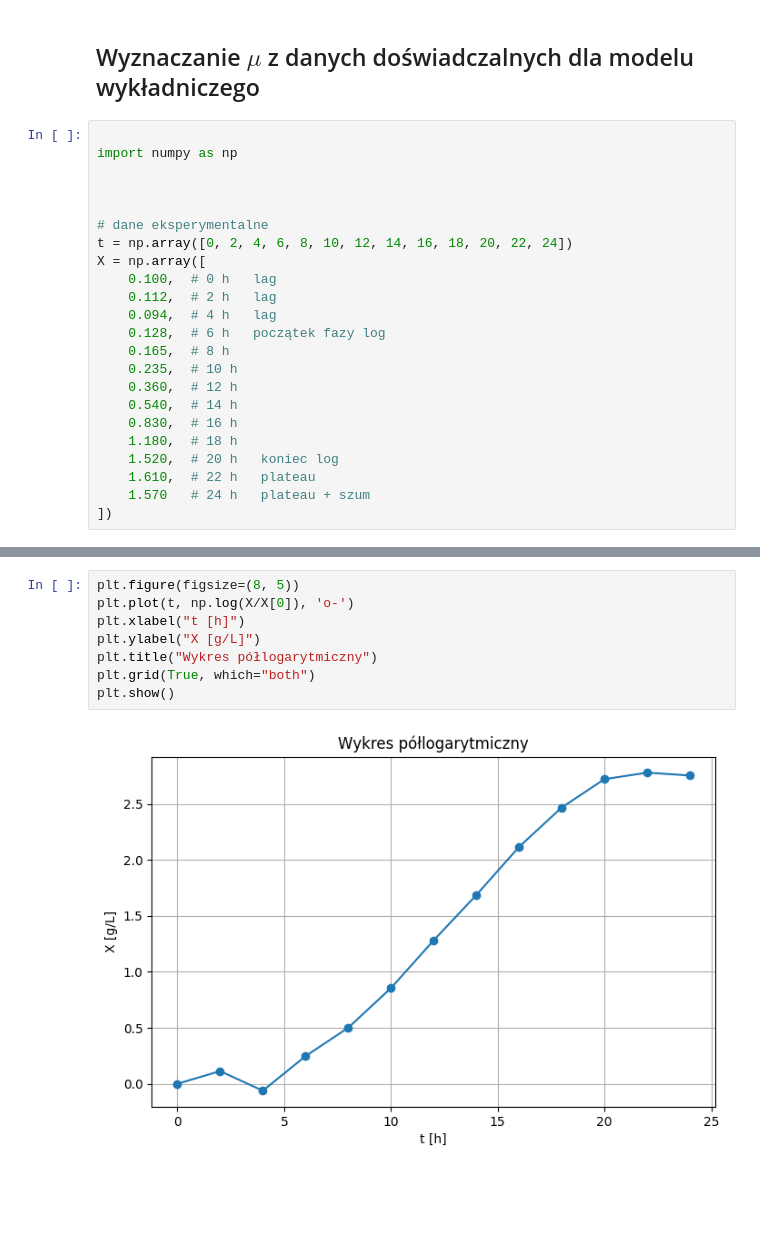
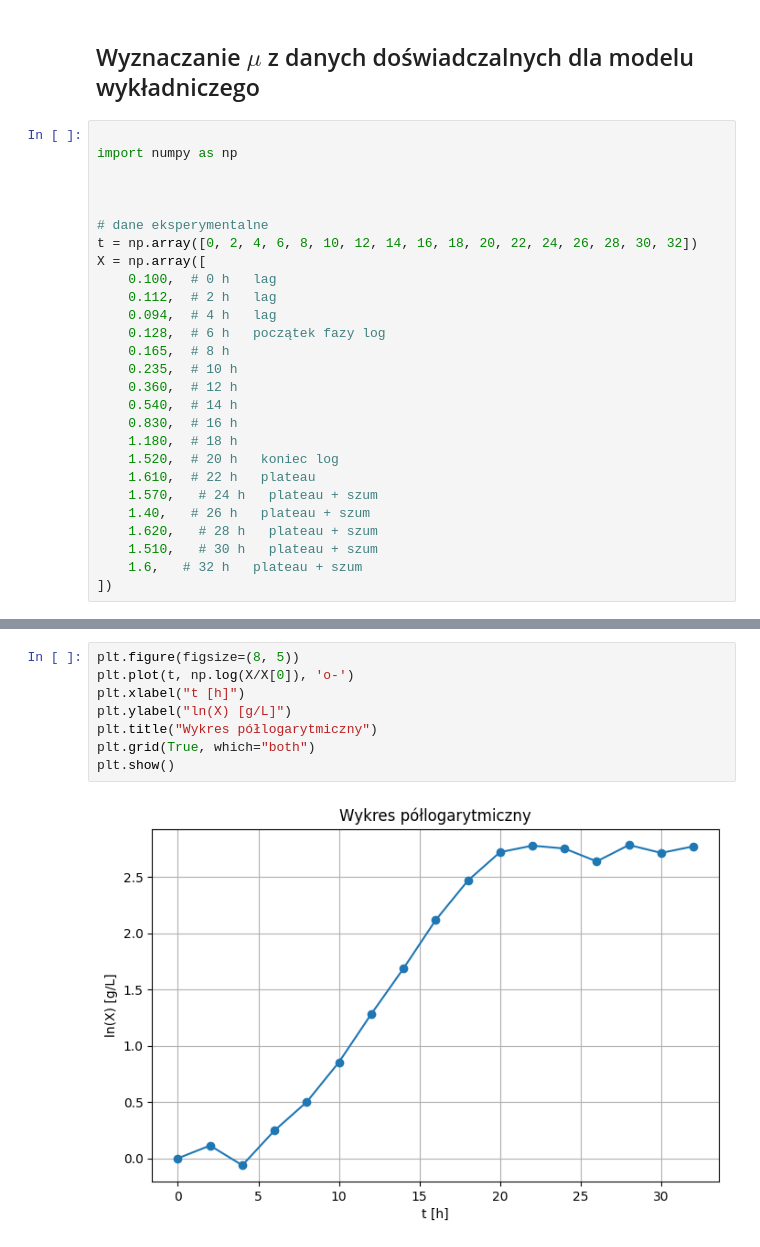
Before and after one commit to sbednarz/ModelowanieProcesowBiotechnologicznych2026, a Jupyter notebook: kinetyka_bioprocesów/02 modele wzrostu podstawy.ipynb, the cells around one changed output, grey strips where cells are left out. Saved outputs shown, nothing was run; the diff lists cells and outputs as text; blank space fills up the shorter version.

```diff
--- a/kinetyka_bioprocesów/02 modele wzrostu podstawy.ipynb
+++ b/kinetyka_bioprocesów/02 modele wzrostu podstawy.ipynb
@@ -573,7 +547,7 @@ import numpy as np
 
 
 # dane eksperymentalne
-t = np.array([0, 2, 4, 6, 8, 10, 12, 14, 16, 18, 20, 22, 24])
+t = np.array([0, 2, 4, 6, 8, 10, 12, 14, 16, 18, 20, 22, 24, 26, 28, 30, 32])
 X = np.array([
     0.100,  # 0 h   lag
     0.112,  # 2 h   lag
@@ -587,7 +561,11 @@ X = np.array([
     1.180,  # 18 h
     1.520,  # 20 h   koniec log
     1.610,  # 22 h   plateau
-    1.570   # 24 h   plateau + szum
+    1.570,   # 24 h   plateau + szum
+    1.40,   # 26 h   plateau + szum
+    1.620,   # 28 h   plateau + szum
+    1.510,   # 30 h   plateau + szum
+    1.6,   # 32 h   plateau + szum
 ])
 # %%
 import matplotlib.pyplot as plt
@@ -605,10 +583,10 @@ plt.show()
 # %%
 plt.figure(figsize=(8, 5))
 plt.plot(t, np.log(X/X[0]), 'o-')
 plt.xlabel("t [h]")
-plt.ylabel("X [g/L]")
+plt.ylabel("ln(X) [g/L]")
 plt.title("Wykres półlogarytmiczny")
 plt.grid(True, which="both")
 plt.show()
 # %% [output]
-[figure, old version]
+[figure, new version]
```
Also changed, not shown: parts of 17 cells of this notebook.
